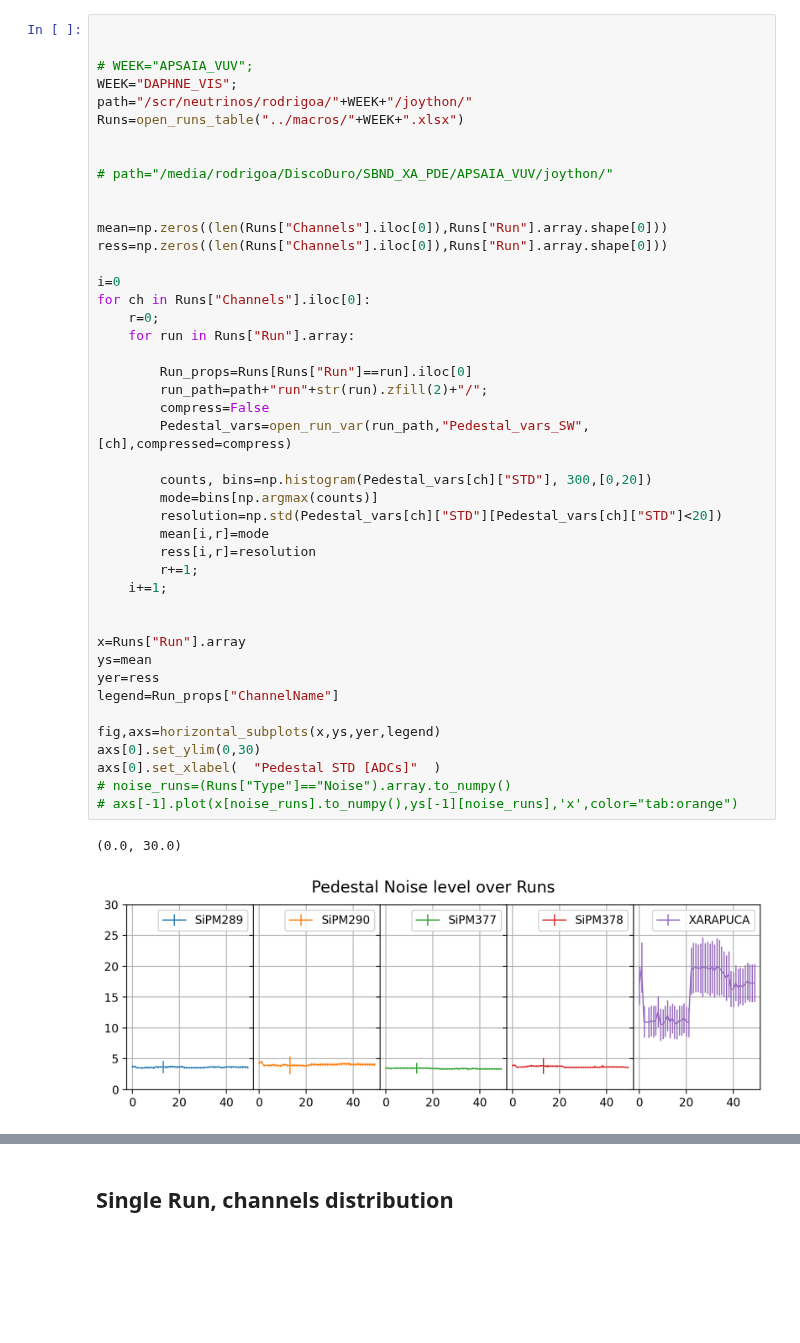
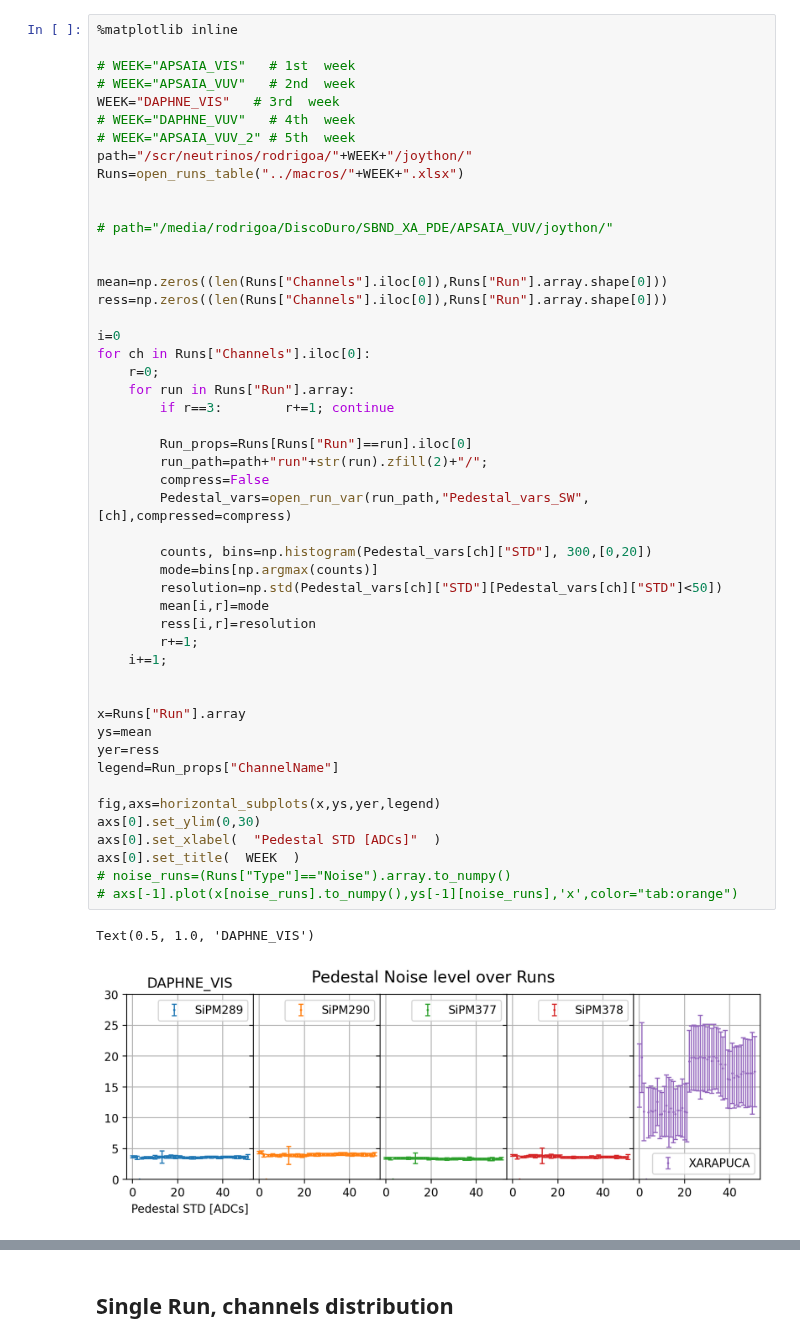
Before and after one commit to CIEMAT-Neutrino/SCINT, a Jupyter notebook: joython/joython_notebooks/Noise.ipynb, the cells around one changed output, grey strips where cells are left out. Saved outputs shown, nothing was run; the diff lists cells and outputs as text; blank space fills up the shorter version.

```diff
--- a/joython/joython_notebooks/Noise.ipynb
+++ b/joython/joython_notebooks/Noise.ipynb
@@ -7,8 +9,11 @@ from lib import *
 # %%
+%matplotlib inline
 
-
-# WEEK="APSAIA_VUV";
-WEEK="DAPHNE_VIS";
+# WEEK="APSAIA_VIS"   # 1st  week
+# WEEK="APSAIA_VUV"   # 2nd  week
+WEEK="DAPHNE_VIS"   # 3rd  week
+# WEEK="DAPHNE_VUV"   # 4th  week
+# WEEK="APSAIA_VUV_2" # 5th  week
 path="/scr/neutrinos/rodrigoa/"+WEEK+"/joython/"
 Runs=open_runs_table("../macros/"+WEEK+".xlsx")
 
@@ -21,33 +26,35 @@ ress=np.zeros((len(Runs["Channels"].iloc[0]),Runs["Run"].array.shape[0]))
 
 i=0
 for ch in Runs["Channels"].iloc[0]:
     r=0;
     for run in Runs["Run"].array:
+        if r==3:        r+=1; continue
 
         Run_props=Runs[Runs["Run"]==run].iloc[0]
         run_path=path+"run"+str(run).zfill(2)+"/";
         compress=False
         Pedestal_vars=open_run_var(run_path,"Pedestal_vars_SW",[ch],compressed=compress)
 
         counts, bins=np.histogram(Pedestal_vars[ch]["STD"], 300,[0,20])
         mode=bins[np.argmax(counts)]
-        resolution=np.std(Pedestal_vars[ch]["STD"][Pedestal_vars[ch]["STD"]<20])
+        resolution=np.std(Pedestal_vars[ch]["STD"][Pedestal_vars[ch]["STD"]<50])
         mean[i,r]=mode
         ress[i,r]=resolution
         r+=1;
     i+=1;
 
 
 x=Runs["Run"].array
 ys=mean
 yer=ress
 legend=Run_props["ChannelName"]
 
 fig,axs=horizontal_subplots(x,ys,yer,legend)
 axs[0].set_ylim(0,30)
 axs[0].set_xlabel(  "Pedestal STD [ADCs]"  )
+axs[0].set_title(  WEEK  )
 # noise_runs=(Runs["Type"]=="Noise").array.to_numpy()
 # axs[-1].plot(x[noise_runs].to_numpy(),ys[-1][noise_runs],'x',color="tab:orange")
 # %% [output]
-(0.0, 30.0)
+Text(0.5, 1.0, 'DAPHNE_VIS')
-[figure, old version]
+[figure, new version]
```
Also changed, not shown: parts of 6 cells of this notebook, 3 other files.
